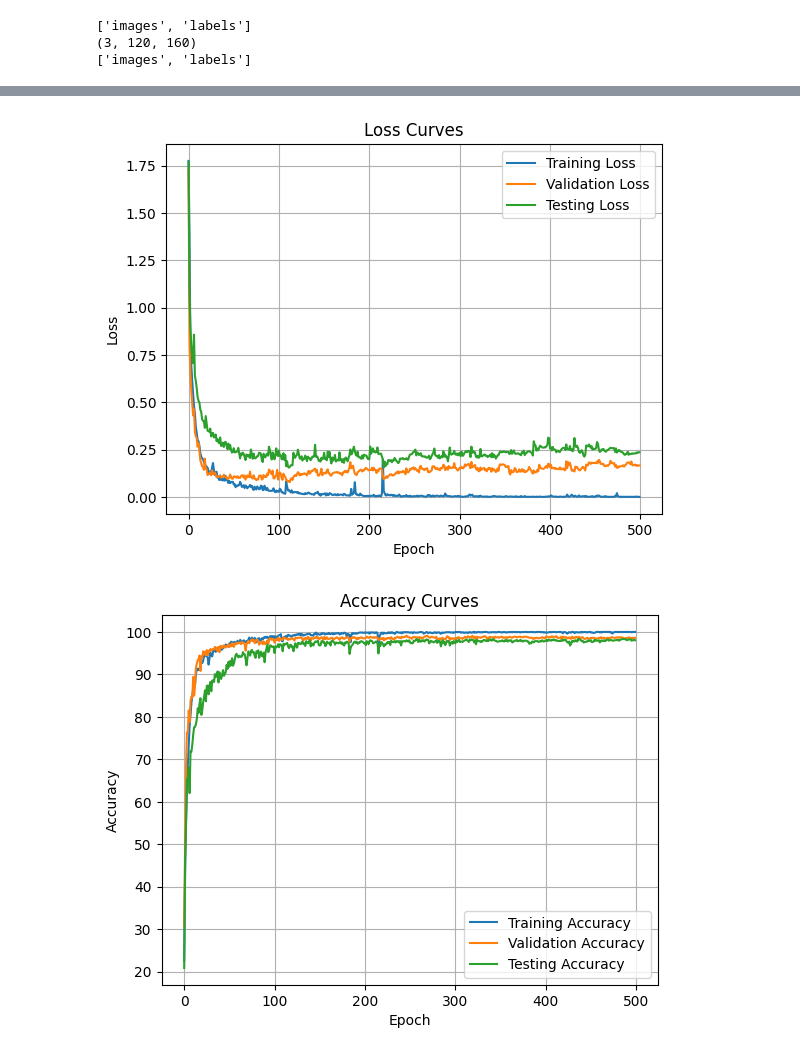
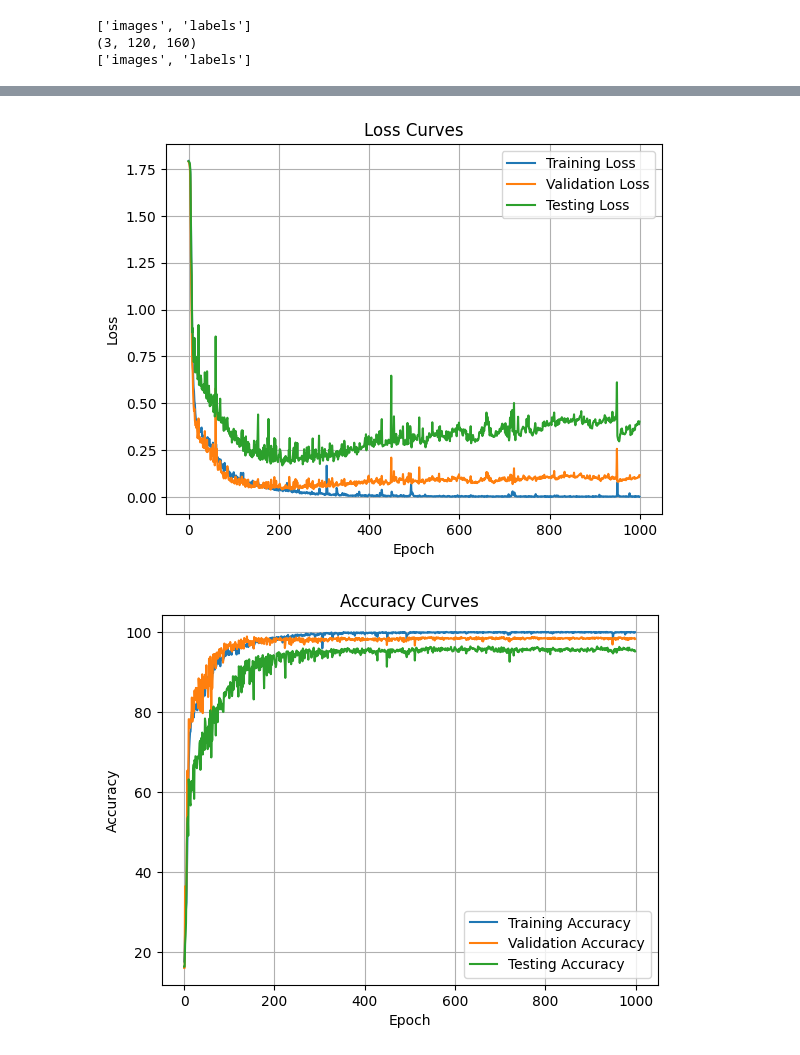
Before and after one commit to ronniecm/ieee-robotics-2023-code, a Jupyter notebook: src/jetson_code/pedestal_classification/pedestal_orientation_color_classifier.ipynb, the cells around one changed output, grey strips where cells are left out. Saved outputs shown, nothing was run; the diff lists cells and outputs as text; code cells hidden in the pictures.

Commit message:
new lightweight model trained for 1000 epochs, good results

```diff
--- a/src/jetson_code/pedestal_classification/pedestal_orientation_color_classifier.ipynb
+++ b/src/jetson_code/pedestal_classification/pedestal_orientation_color_classifier.ipynb
@@ -65,15 +67,19 @@ class LightweightCNN(nn.Module):
         self.conv1 = nn.Conv2d(3, 16, kernel_size=3, stride=2, padding=1)
         self.conv2 = nn.Conv2d(16, 32, kernel_size=5, stride=2, padding=1)
         self.conv3 = nn.Conv2d(32, 64, kernel_size=5, stride=2, padding=1)
-        self.fc1 = nn.Linear(17024, 512)
-        self.fc2 = nn.Linear(512, 6)
+        self.fc1 = nn.Linear(128, 64)
+        self.fc2 = nn.Linear(64, 6)
 
         self.dropout = nn.Dropout(p=0.5)
+        self.maxpool = nn.MaxPool2d(kernel_size=2, stride=2)
 
     def forward(self, x):
         x = F.relu(self.conv1(x))
+        x = self.maxpool(x)
         x = F.relu(self.conv2(x))
+        x = self.maxpool(x)
         x = F.relu(self.conv3(x))
+        x = self.maxpool(x)
 
         # Reshape for fully connected layer
         x = torch.flatten(x, 1)
@@ -139,7 +145,7 @@ class Net(nn.Module):
         x = self.fc3(x)
         return x
 # %%
-model = ConvNeuralNet(num_classes=6)
+model = LightweightCNN()
 optimizer = optim.SGD(model.parameters(), lr=0.001, momentum=0.9)
 criterion = nn.CrossEntropyLoss()
 # %%
@@ -239,7 +278,7 @@ ConvNeuralNet(
 # %%
 import matplotlib.pyplot as plt
 
-num_epochs = 500
+num_epochs = 1000
 
 # Initialize lists to store loss and accuracy for each epoch
 train_losses = []
@@ -365,5 +404,5 @@ Epoch [500/500], Train Loss: 0.0002, Train Acc: 100.00%, Val Loss: 0.1666, Val A
-[figure, old version]
+[figure, new version]
-[figure, old version]
+[figure, new version]
 # %%
 # Save the model
 torch.save(model.state_dict(), 'lightweight_net_color_orientation.pth')
```
Also changed, not shown: parts of 4 cells of this notebook.
